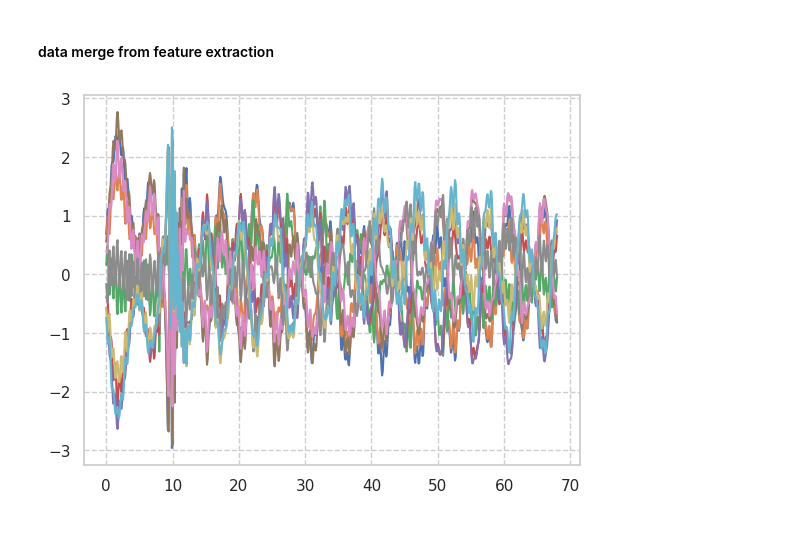
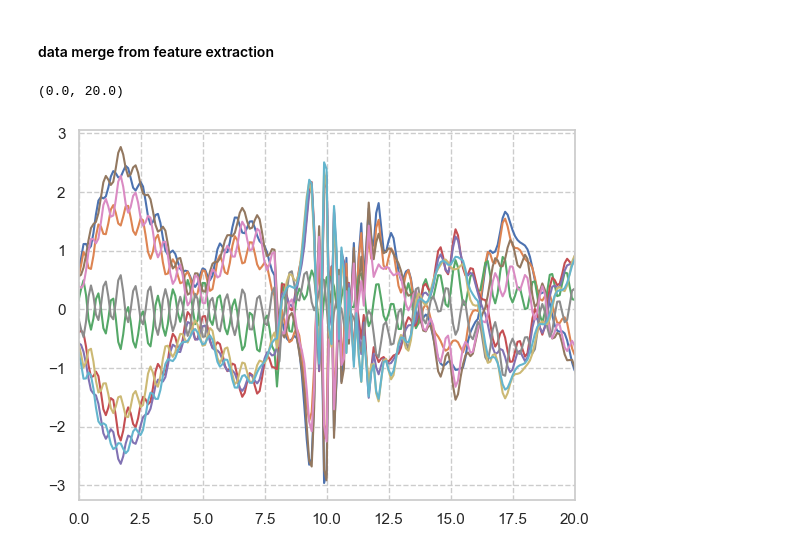
Before and after one commit to jinbeomjeong/estimate_crawler_crane_ground_pressure, a Jupyter notebook: create_est_load_with_tf.ipynb, the cells around one changed output. Drawn from its saved outputs; the diff is of its cells as text; code cells hidden in the pictures.

```diff
--- a/create_est_load_with_tf.ipynb
+++ b/create_est_load_with_tf.ipynb
@@ -13,7 +14,8 @@ from sklearn.preprocessing import RobustScaler
 #from dtaidistance import dtw
 from tqdm.notebook import tqdm
 # %%
-train_data_file_path_list = ['safe-boom-40-swing-180-load-40-.csv', 'safe-boom-60-swing-180-load-60-.csv',
+train_data_file_path_list = []
+train_data_file_name_list = ['safe-boom-40-swing-180-load-40-.csv', 'safe-boom-60-swing-180-load-60-.csv',
                              'safe-boom-70-swing-180-load-100-.csv', 'safe-boom-80-swing-180-load-120-.csv',
                              'unsafe-swing-0-load-70-.csv', 'unsafe-swing-0-load-90-.csv',
                              'unsafe-swing-45-load-70-.csv', 'unsafe-swing-90-load-90-.csv',
@@ -25,14 +27,15 @@ train_data_file_path_list = ['safe-boom-40-swing-180-load-40-.csv', 'safe-boom-6
 #                              'unsafe-swing-90-load-70-.csv', 'unsafe-swing-90-load-90-.csv',
 #                              'unsafe-swing-135-load-50-.csv', 'unsafe-swing-135-load-70-.csv']
 #
-for i, file_path in enumerate(train_data_file_path_list):
-    train_data_file_path_list[i] = os.path.join('data', file_path)
+for i, file_name in enumerate(train_data_file_name_list):
+    train_data_file_path_list.append(os.path.join('data', file_name))
 # %%
-val_data_file_path_list = ['safe-boom-50-swing-180-load-50-.csv', 'unsafe-swing-45-load-50-.csv', 'unsafe-swing-90-load-70-.csv',]
+val_data_file_path_list = []
+val_data_file_name_list = ['safe-boom-50-swing-180-load-50-.csv', 'unsafe-swing-45-load-50-.csv', 'unsafe-swing-90-load-70-.csv',]
 # val_data_file_path_list = ['unsafe-swing-180-load-70-.csv', 'unsafe-swing-180-load-90-.csv']
 
-for i, file_path in enumerate(val_data_file_path_list):
-    val_data_file_path_list[i] = os.path.join('data', file_path)
+for i, file_name in enumerate(val_data_file_name_list):
+    val_data_file_path_list.append(os.path.join('data', file_name))
 # %% [markdown]
 #### load dataset
 # %%
@@ -268,0 +272,9 @@ plt.xlim(-6000, 6000)
+# %%
+file_name_index = 0
+file_name = os.path.basename(train_data_file_path_list[file_name_index])
+time_arr = np.arange(0, (new_train_dataset[file_name].shape[0])*0.1, 0.1)
+
+sns.set_style("whitegrid", {'grid.linestyle': '--'})
+
+sns.histplot(new_train_dataset[file_name][:, 10:15], stat='probability')
+plt.xlim(-6000, 6000)
@@ -292,9 +307,12 @@ for file_path in val_data_file_path_list:
 # %%
 file_name_index = 0
 file_name = os.path.basename(train_data_file_path_list[file_name_index])
 time_arr = np.arange(0, (new_train_dataset[file_name].shape[0])*0.1, 0.1)
 
 for i in range(10):
     sns.lineplot(x=time_arr, y=scaled_new_train_dataset[file_name][:, i+5])
+
+plt.xlim(0, 20)
 # %% [output]
+(0.0, 20.0)
-[figure, old version]
+[figure, new version]
```
Also changed, not shown: parts of 45 cells of this notebook.
